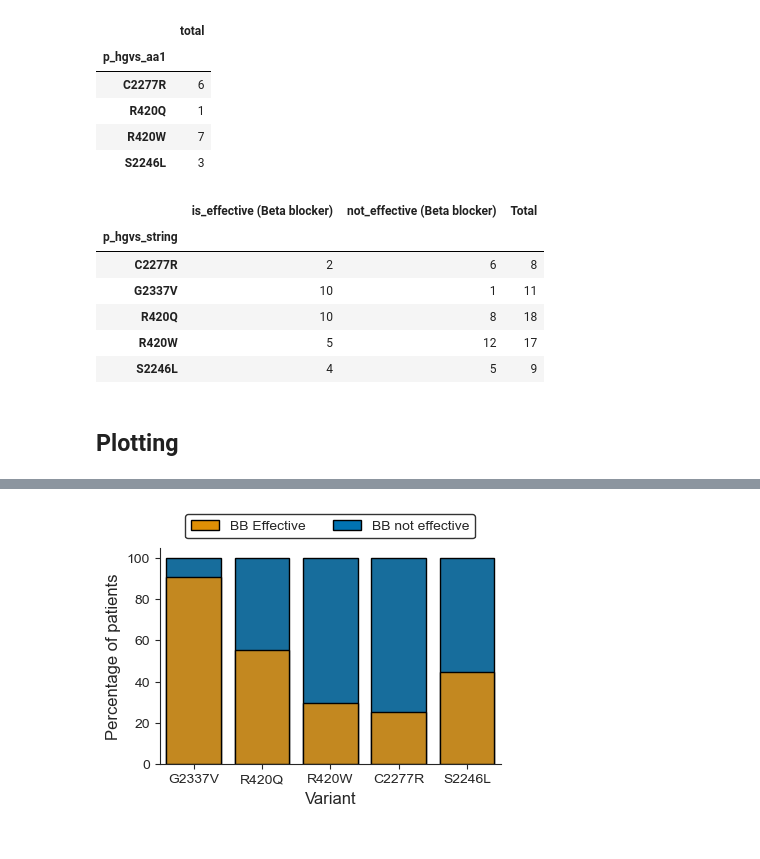
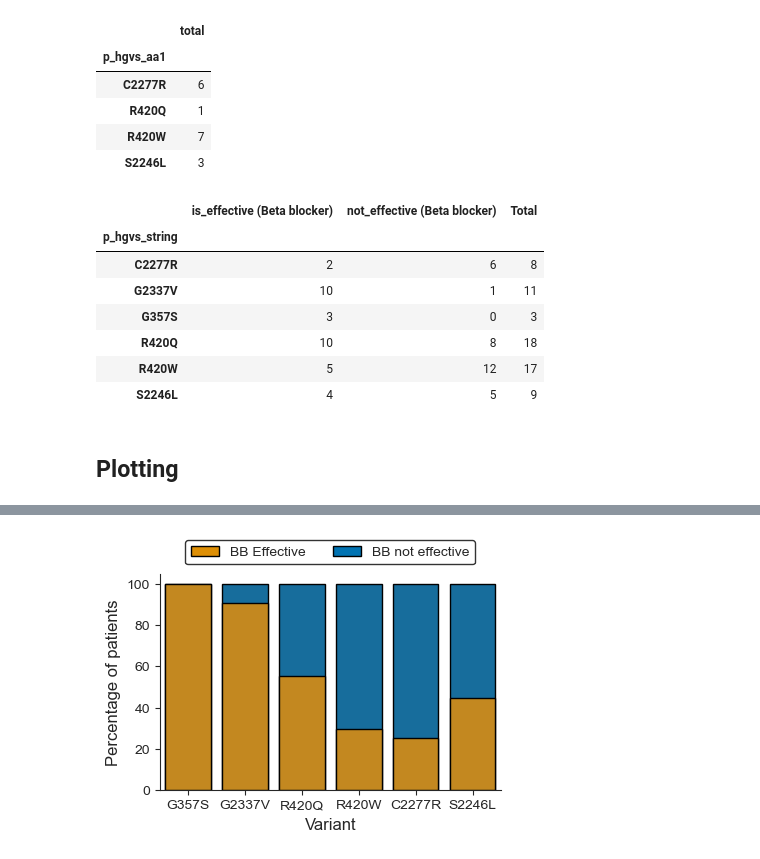
Before and after one commit to alexdaiii/cpvt_database_analysis, a Jupyter notebook: reviewer2/r2.question1.ipynb, the cells around one changed output, grey strips where cells are left out. Drawn from its saved outputs; the diff is of its cells as text; code cells hidden in the pictures.

```diff
--- a/reviewer2/r2.question1.ipynb
+++ b/reviewer2/r2.question1.ipynb
@@ -236,10 +236,11 @@ data.head()
 | 32 | 33 | 2009 | W4645R | 1.0 | 1.0 | NaN | ... |
 # %%
 # probably can only do BB, F, and ICD since the rest basically has no data
-min_counts = 5
+min_counts = 3
 # these variantsd selected becausae top
 # + we have functional data on them
 selected_variants = [
+    "G357S",
     "R420W",
     "R420Q",
     "G2337V",
@@ -319,6 +322,7 @@ fisher_bb
 | p_hgvs_string |  |  |  |
 | C2277R | 2 | 6 | 8 |
 | G2337V | 10 | 1 | 11 |
+| G357S | 3 | 0 | 3 |
 | R420Q | 10 | 8 | 18 |
 | R420W | 5 | 12 | 17 |
 | S2246L | 4 | 5 | 9 |
@@ -336,7 +340,7 @@ sns.set_style("ticks")
 plot_bb_percentages = partial(plot_fisher_pct, figures_dir=figures_dir)
 
 plot_order = [
-    # "G357S",
+    "G357S",
     "G2337V",
     "R420Q",
     "R420W",
@@ -361,7 +366,7 @@ plot_bb_percentages(
 | R420Q | 10 | 8 | 18 | 55.555556 | 100 |
 | R420W | 5 | 12 | 17 | 29.411765 | 100 |
 | S2246L | 4 | 5 | 9 | 44.444444 | 100 |
-[figure, old version]
+[figure, new version]
 # %%
 plot_bb_percentages(
     df_fish=fisher_bb,
```
Also changed, not shown: parts of 3 cells of this notebook, 2 other files.
